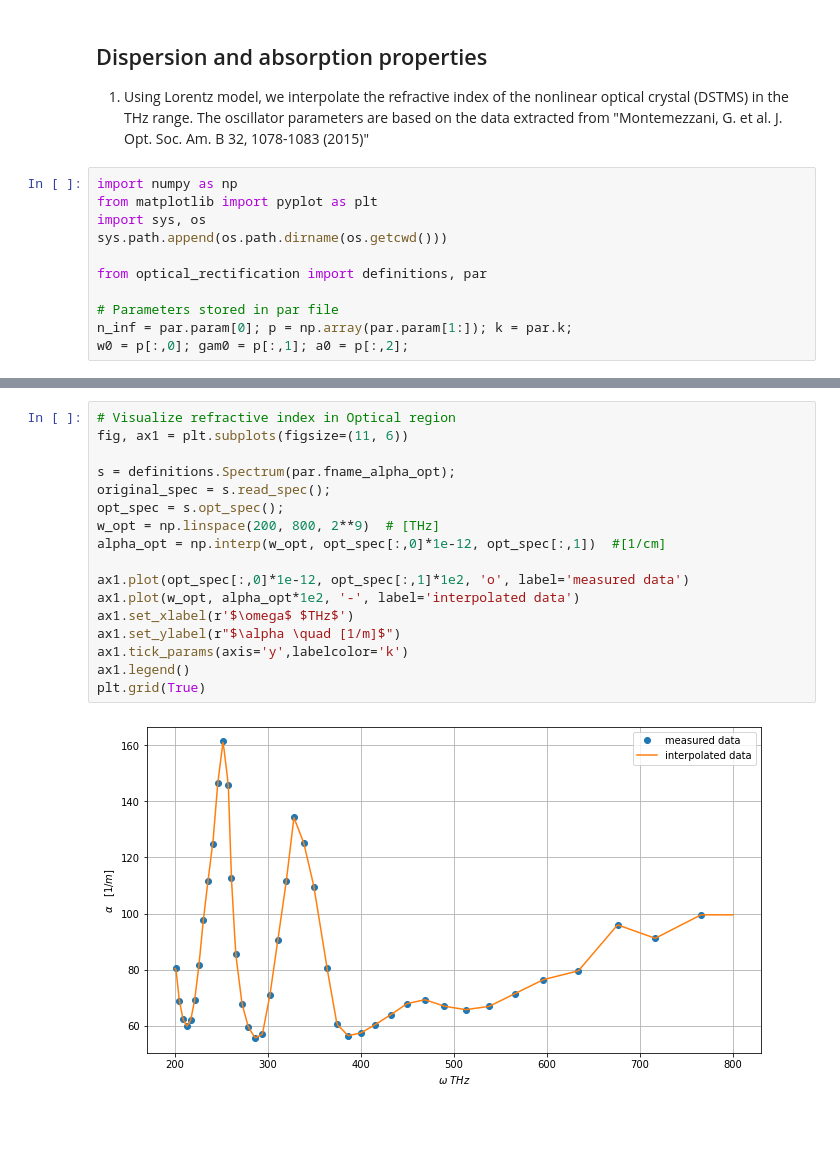
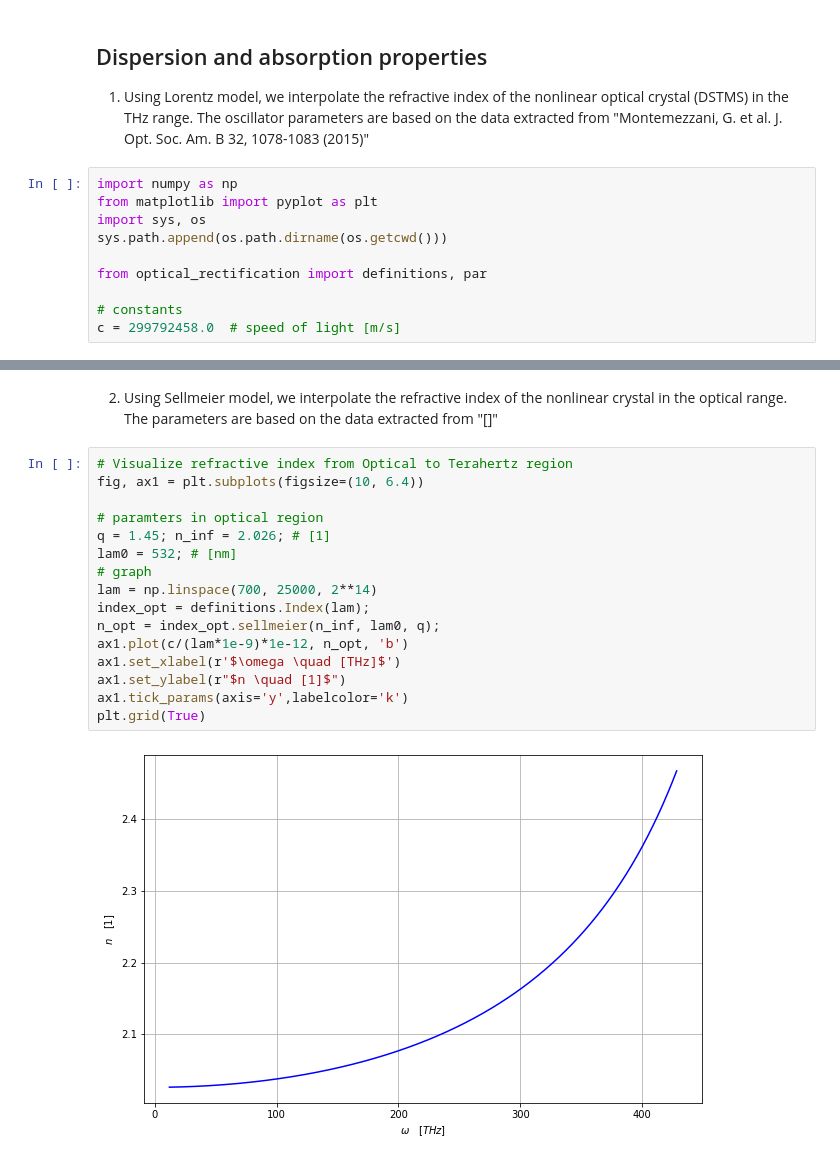
Before and after one commit to p-engel/nonlinear_optics, a Jupyter notebook: optical_rectification/notebook/analysis.ipynb, the cells around one changed output, grey strips where cells are left out. Cells and saved outputs as stored; diff of their text form; blank space fills up the shorter version.

```diff
--- a/optical_rectification/notebook/analysis.ipynb
+++ b/optical_rectification/notebook/analysis.ipynb
@@ -14,9 +14,8 @@ sys.path.append(os.path.dirname(os.getcwd()))
 
 from optical_rectification import definitions, par
 
-# Parameters stored in par file
-n_inf = par.param[0]; p = np.array(par.param[1:]); k = par.k;
-w0 = p[:,0]; gam0 = p[:,1]; a0 = p[:,2];
+# constants
+c = 299792458.0  # speed of light [m/s]
 # %%
 # Visualize refractive index in THz region
 fig, ax1 = plt.subplots(figsize=(11, 6))
@@ -42,19 +39,20 @@ plt.grid(True)
-# %%
-# Visualize refractive index in Optical region
-fig, ax1 = plt.subplots(figsize=(11, 6))
-
-s = definitions.Spectrum(par.fname_alpha_opt);
-original_spec = s.read_spec();
-opt_spec = s.opt_spec();
-w_opt = np.linspace(200, 800, 2**9)  # [THz]
-alpha_opt = np.interp(w_opt, opt_spec[:,0]*1e-12, opt_spec[:,1])  #[1/cm]
-
-ax1.plot(opt_spec[:,0]*1e-12, opt_spec[:,1]*1e2, 'o', label='measured data')
-ax1.plot(w_opt, alpha_opt*1e2, '-', label='interpolated data')
-ax1.set_xlabel(r'$\omega$ $THz$')
-ax1.set_ylabel(r"$\alpha \quad [1/m]$")
-ax1.tick_params(axis='y',labelcolor='k')
-ax1.legend()
-plt.grid(True)
-# %% [output]
-[figure, removed]
+# %% [markdown]
+2. Using Sellmeier model, we interpolate the refractive index of the nonlinear crystal in the optical range. The parameters are based on the data extracted from "[]"
+# %%
+# Visualize refractive index from Optical to Terahertz region
+fig, ax1 = plt.subplots(figsize=(10, 6.4))
+
+# paramters in optical region
+q = 1.45; n_inf = 2.026; # [1]
+lam0 = 532; # [nm]
+# graph
+lam = np.linspace(700, 25000, 2**14)
+index_opt = definitions.Index(lam);
+n_opt = index_opt.sellmeier(n_inf, lam0, q);
+ax1.plot(c/(lam*1e-9)*1e-12, n_opt, 'b')
+ax1.set_xlabel(r'$\omega \quad [THz]$')
+ax1.set_ylabel(r"$n \quad [1]$")
+ax1.tick_params(axis='y',labelcolor='k')
+plt.grid(True)
+# %% [output]
+[figure, added]
```
Also changed, not shown: parts of 2 cells of this notebook, 1 other file.
